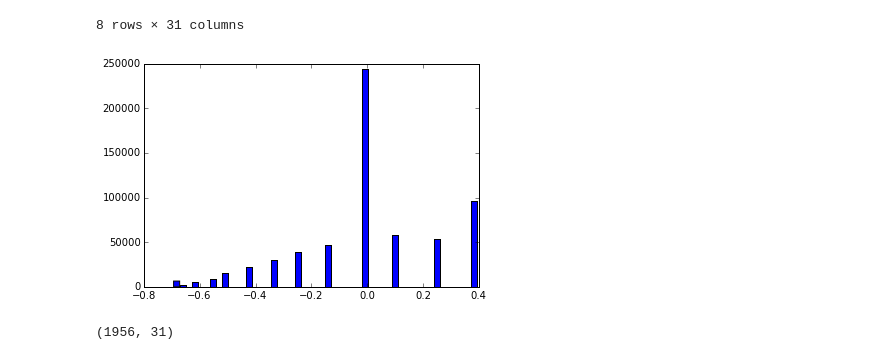
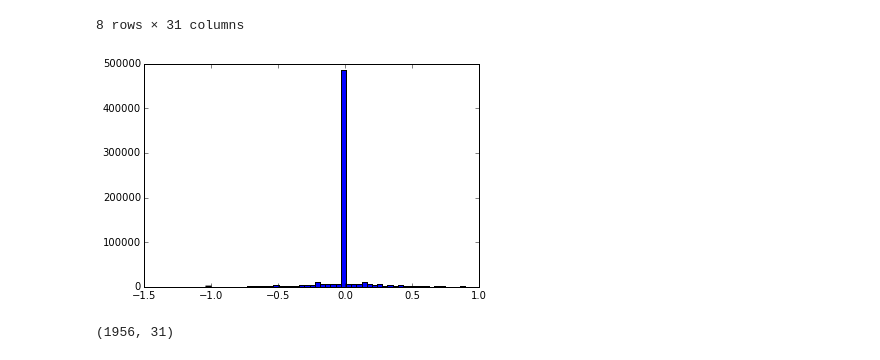
Before and after one commit to anujkhare/xerox, a Jupyter notebook: svm-glm.ipynb, the cells around one changed output. Cells and saved outputs as stored; diff of their text form; code cells hidden in the pictures.

```diff
--- a/svm-glm.ipynb
+++ b/svm-glm.ipynb
@@ -95,9 +100,9 @@ df_norm.describe()
 | max | 0.743244 | 0.781180 | 0.777265 | 0.841406 | 0.393024 | 0.896911 | 0.847445 | 0.800909 | 0.636214 | 0.984638 | ... | ... |
 8 rows × 31 columns
 # %%
-plt.hist(df_norm.V5.values, bins=50);
+plt.hist(df_norm.V6.values, bins=50);
 # %% [output]
-[figure, old version]
+[figure, new version]
 # %%
 df = df_norm
 
```
Also changed, not shown: parts of 50 cells of this notebook.
